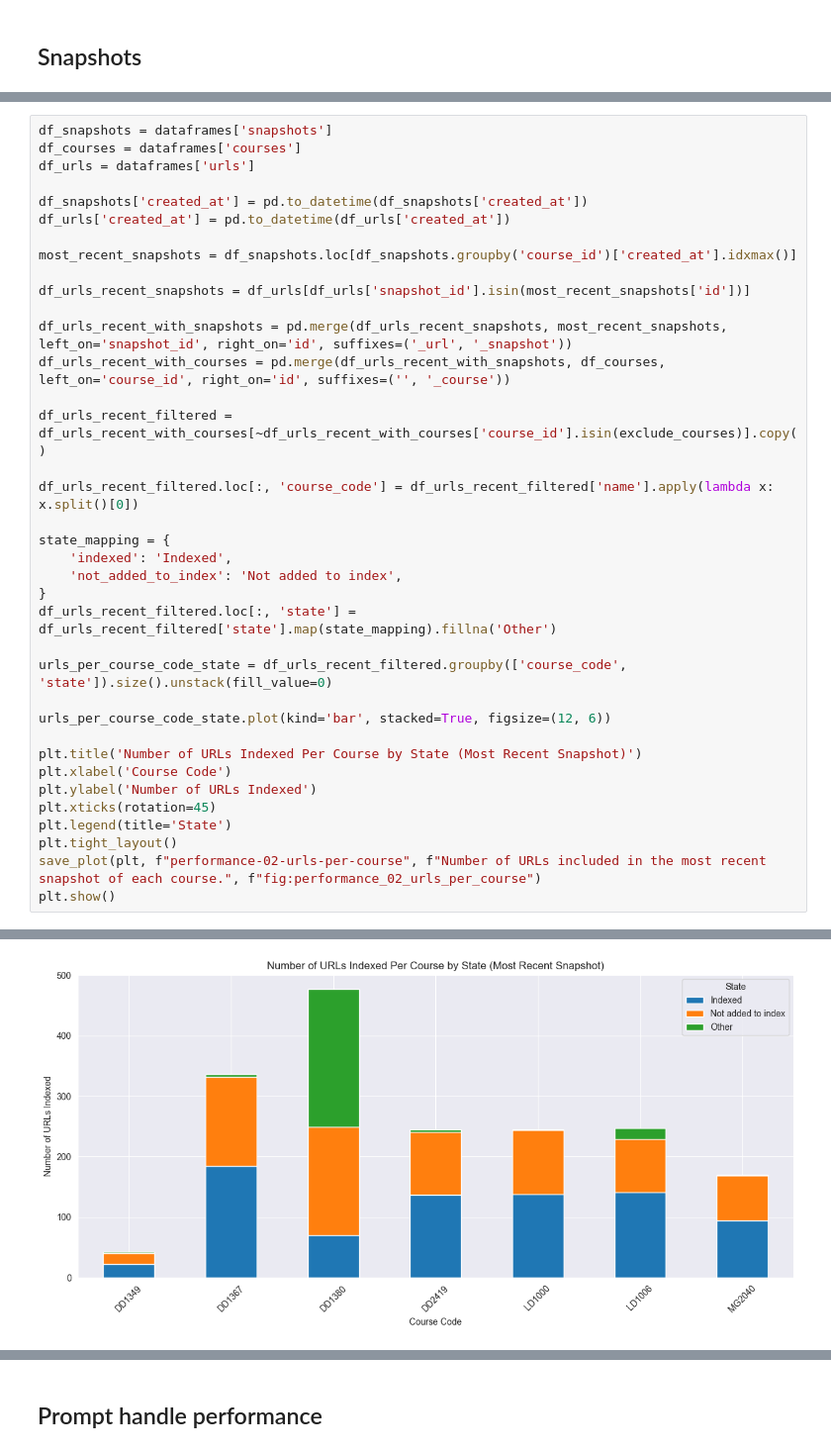
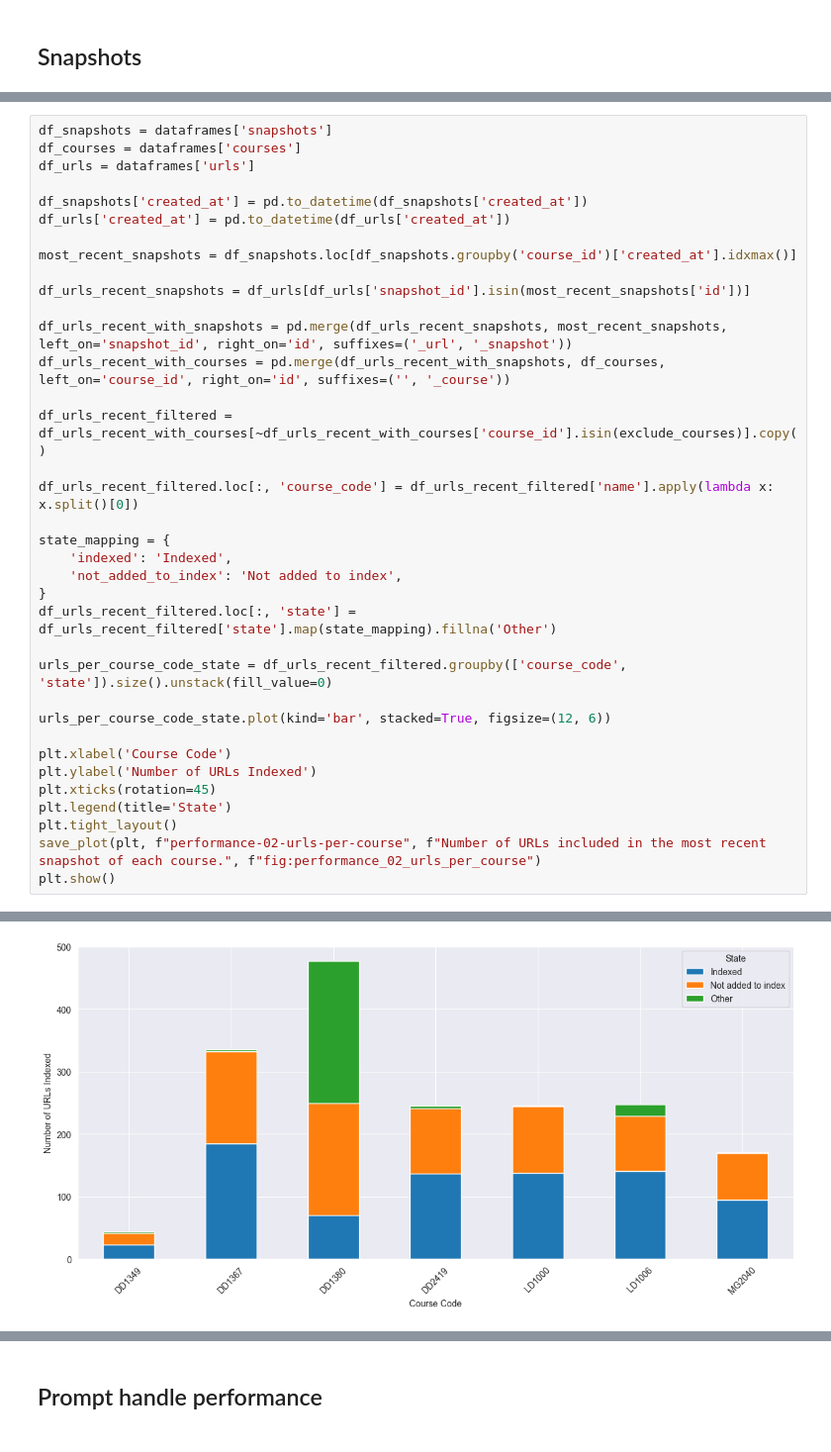
Before and after one commit to nattvara/DA231X, a Jupyter notebook: results/notebooks/performance.ipynb, the cells around one changed output, grey strips where cells are left out. Shown at 99% size. Saved outputs shown, nothing was run; the diff lists cells and outputs as text.

```diff
--- a/results/notebooks/performance.ipynb
+++ b/results/notebooks/performance.ipynb
@@ -121,35 +120,34 @@ df_urls['created_at'] = pd.to_datetime(df_urls['created_at'])
 most_recent_snapshots = df_snapshots.loc[df_snapshots.groupby('course_id')['created_at'].idxmax()]
 
 df_urls_recent_snapshots = df_urls[df_urls['snapshot_id'].isin(most_recent_snapshots['id'])]
 
 df_urls_recent_with_snapshots = pd.merge(df_urls_recent_snapshots, most_recent_snapshots, left_on='snapshot_id', right_on='id', suffixes=('_url', '_snapshot'))
 df_urls_recent_with_courses = pd.merge(df_urls_recent_with_snapshots, df_courses, left_on='course_id', right_on='id', suffixes=('', '_course'))
 
 df_urls_recent_filtered = df_urls_recent_with_courses[~df_urls_recent_with_courses['course_id'].isin(exclude_courses)].copy()
 
 df_urls_recent_filtered.loc[:, 'course_code'] = df_urls_recent_filtered['name'].apply(lambda x: x.split()[0])
 
 state_mapping = {
     'indexed': 'Indexed',
     'not_added_to_index': 'Not added to index',
 }
 df_urls_recent_filtered.loc[:, 'state'] = df_urls_recent_filtered['state'].map(state_mapping).fillna('Other')
 
 urls_per_course_code_state = df_urls_recent_filtered.groupby(['course_code', 'state']).size().unstack(fill_value=0)
 
 urls_per_course_code_state.plot(kind='bar', stacked=True, figsize=(12, 6))
 
-plt.title('Number of URLs Indexed Per Course by State (Most Recent Snapshot)')
 plt.xlabel('Course Code')
 plt.ylabel('Number of URLs Indexed')
 plt.xticks(rotation=45)
 plt.legend(title='State')
 plt.tight_layout()
 save_plot(plt, f"performance-02-urls-per-course", f"Number of URLs included in the most recent snapshot of each course.", f"fig:performance_02_urls_per_course")
 plt.show()
 # %% [output]
 Saved plot to performance-02-urls-per-course
-[figure, old version]
+[figure, new version]
 # %%
 df_snapshots = dataframes['snapshots']
 df_courses = dataframes['courses']
```
Also changed, not shown: parts of 6 cells of this notebook, 7 other files.
